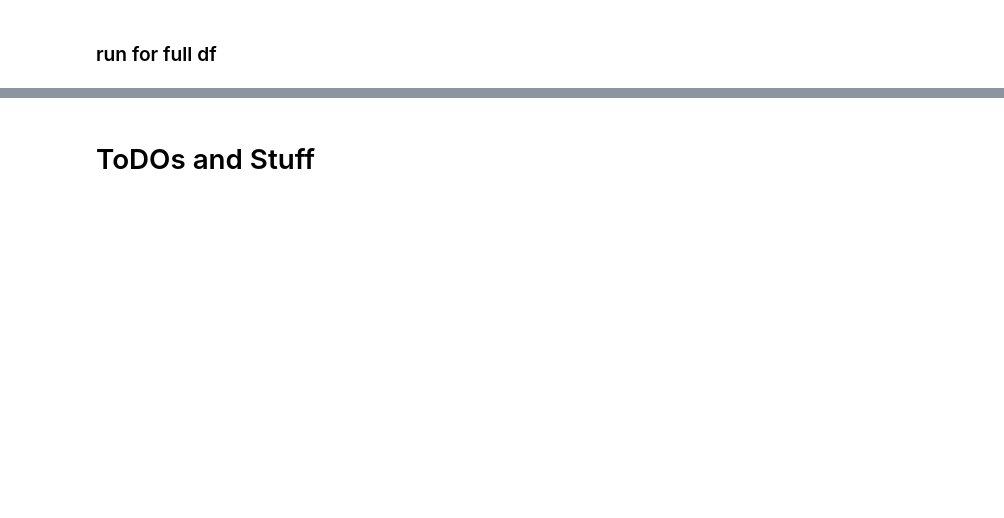
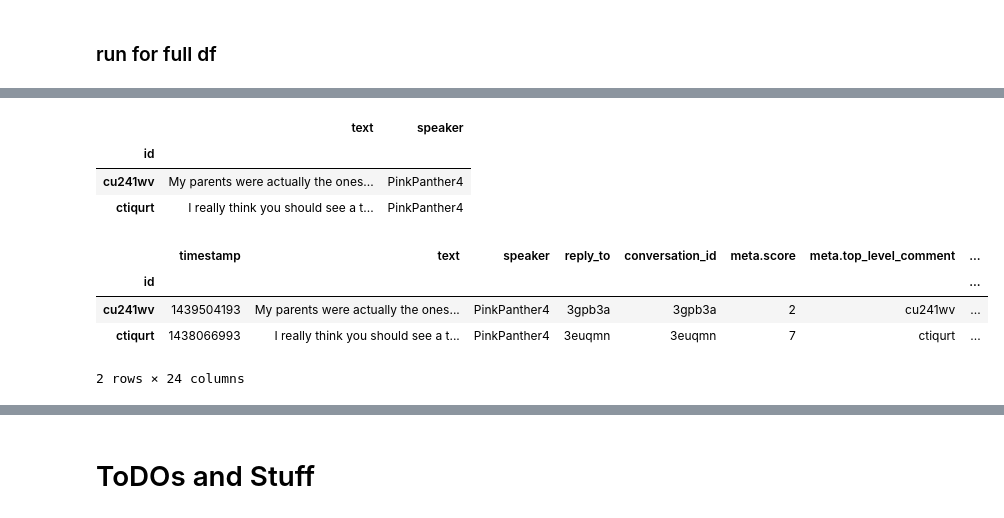
Before and after one commit to ArneDoose/lln_AN, a Jupyter notebook: llm_sentiment.ipynb, the cells around one changed output, grey strips where cells are left out. Cells and saved outputs as stored; diff of their text form; code cells hidden in the pictures; blank space fills up the shorter version.

```diff
--- a/llm_sentiment.ipynb
+++ b/llm_sentiment.ipynb
@@ -339,6 +339,7 @@ def get_combined_monthly_df(corpus, ran, monthly = True, llm=False):
 
     return combined_df
 # %%
-combined_df = get_combined_monthly_df(corpus_ED, [7,8])
-combined_df.head()
+combined_df = get_combined_monthly_df(corpus_ED, [1,2,3,4,5,6,7,8,9,10])
+
+combined_df#.head()
 # %% [output]
@@ -681,5 +698,5 @@ Sentiment:
 # %%
-sent_tools=[{
+tools=[{
   'type': 'function',
   'function': {
     'name': 'get_sentiment',
@@ -695,6 +712,22 @@ sent_tools=[{
       'required': ['sentiment'],
     },
   },
+},{
+  'type': 'function',
+  'function': {
+    'name': 'get_self_other',
+    'description': 'Classify whether the author is talking about him/herself or someone else.',
+    'parameters': {
+      'type': 'object',
+      'properties': {
+        'self_other': {
+          'type': 'string',
+          'description': 'self or other',
+        },
+      },
+      'required': ['self_other'],
+    },
+  },
 },
 ]
 # %%
@@ -776,3 +838,32 @@ df_sentiment = calc_sentiment_and_dt(df_tmp)
+# %%
+df_tmp.loc[:,['text','speaker']]
+# %% [output]
+|  | text | speaker |
+| id |  |  |
+| cu241wv | My parents were actually the ones... | PinkPanther4 |
+| ctiqurt | I really think you should see a t... | PinkPanther4 |
+# %%
+
+
+df_tmp = df_sentiment[:2].copy()
+# Apply sentiment analysis
+df_tmp.loc[:,['llm_sentiment_str','self_other']] = df_tmp['text'].apply(run_llm_sentiment)
+# # Define sentiment mapping
+# sentiment_mapping = {'positive': 1, 'negative': -1, 'neutral': 0}
+# # Map sentiment strings to integers
+# df_tmp.loc[:, 'llm_sentiment_int'] = df_tmp['llm_sentiment_str'].map(sentiment_mapping)
+# # Convert timestamp to datetime
+# df_tmp['timestamp_DDMMYY'] = pd.to_datetime(df_tmp['timestamp'], unit='s')
+# # Sort the DataFrame by timestamp in descending order
+# df_tmp = df_tmp.sort_values(by='timestamp_DDMMYY', ascending=False)
+
+df_tmp
+# %% [output]
+|  | timestamp | text | speaker | reply_to | conversation_id | meta.score | meta.top_level_comment | ... |
+| id |  |  |  |  |  |  |  | ... |
+| cu241wv | 1439504193 | My parents were actually the ones... | PinkPanther4 | 3gpb3a | 3gpb3a | 2 | cu241wv | ... |
+| ctiqurt | 1438066993 | I really think you should see a t... | PinkPanther4 | 3euqmn | 3euqmn | 7 | ctiqurt | ... |
+2 rows × 24 columns
 # %%
 df_sentiment_llm = get_llm_sentiment_df(df_sentiment)
 # %% [output]
```
Also changed, not shown: parts of 33 cells of this notebook, 5 other files.
